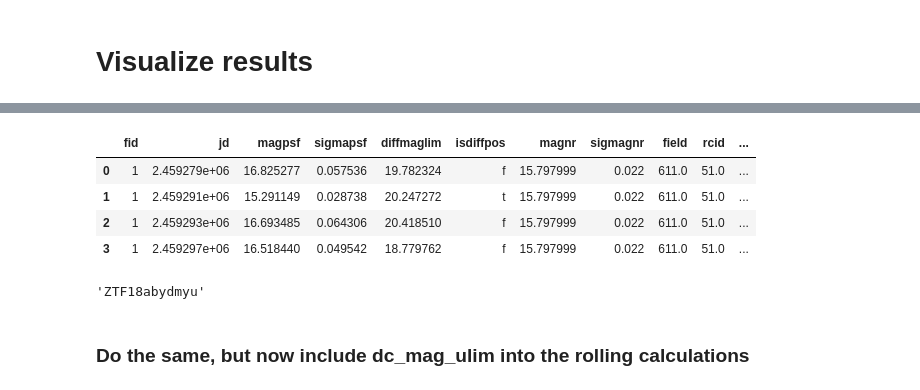
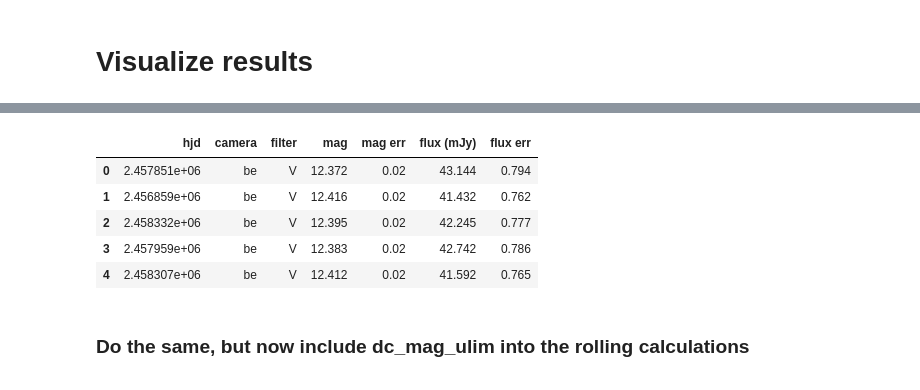
Before and after one commit to dirac-institute/alert_stream_crossmatch, a Jupyter notebook: notebooks/display_alert_info.ipynb, the cells around one changed output, grey strips where cells are left out. Cells and saved outputs as stored; diff of their text form; code cells hidden in the pictures.

```diff
--- a/notebooks/display_alert_info.ipynb
+++ b/notebooks/display_alert_info.ipynb
@@ -298,15 +321,13 @@ for x in order_by_max[:10]:
-# %%
-sub.reset_index()
-# %% [output]
-|  | fid | jd | magpsf | sigmapsf | diffmaglim | isdiffpos | magnr | sigmagnr | field | rcid | ... |
-| 0 | 1 | 2.459279e+06 | 16.825277 | 0.057536 | 19.782324 | f | 15.797999 | 0.022 | 611.0 | 51.0 | ... |
-| 1 | 1 | 2.459291e+06 | 15.291149 | 0.028738 | 20.247272 | t | 15.797999 | 0.022 | 611.0 | 51.0 | ... |
-| 2 | 1 | 2.459293e+06 | 16.693485 | 0.064306 | 20.418510 | f | 15.797999 | 0.022 | 611.0 | 51.0 | ... |
-| 3 | 1 | 2.459297e+06 | 16.518440 | 0.049542 | 18.779762 | f | 15.797999 | 0.022 | 611.0 | 51.0 | ... |
-# %%
-x
-# %% [output]
-'ZTF18abydmyu'
+# %%
+data = pd.read_csv('../local/AP26145992.csv')
+data.head()
+# %% [output]
+|  | hjd | camera | filter | mag | mag err | flux (mJy) | flux err |
+| 0 | 2.457851e+06 | be | V | 12.372 | 0.02 | 43.144 | 0.794 |
+| 1 | 2.456859e+06 | be | V | 12.416 | 0.02 | 41.432 | 0.762 |
+| 2 | 2.458332e+06 | be | V | 12.395 | 0.02 | 42.245 | 0.777 |
+| 3 | 2.457959e+06 | be | V | 12.383 | 0.02 | 42.742 | 0.786 |
+| 4 | 2.458307e+06 | be | V | 12.412 | 0.02 | 41.592 | 0.765 |
 # %% [markdown]
 ### Do the same, but now include dc_mag_ulim into the rolling calculations
 # %%
```
Also changed, not shown: parts of 12 cells of this notebook, 1 other file.
